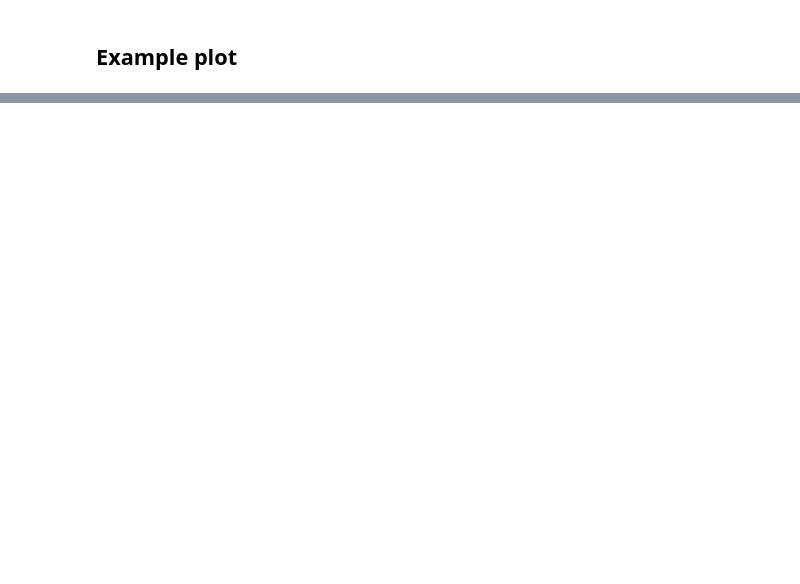
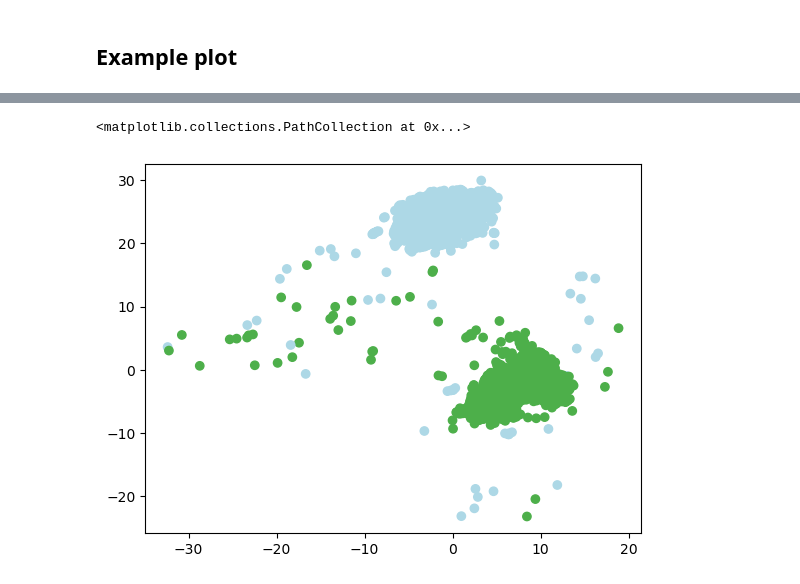
Before and after one commit to ecker-lab/tneb_clustering, a Jupyter notebook: notebooks/paper_figures/stability_plots_paper.ipynb, the cells around one changed output, grey strips where cells are left out. Cells and saved outputs as stored; diff of their text form; code cells hidden in the pictures; blank space fills up the shorter version.

```diff
--- a/notebooks/paper_figures/stability_plots_paper.ipynb
+++ b/notebooks/paper_figures/stability_plots_paper.ipynb
@@ -412,0 +519,7 @@ joined 4 and 20 (both now in class 4)
+# %%
+mask = np.isin(y, [2,9])
+
+plt.scatter(tsne[mask, 0], tsne[mask, 1], c=cmap[y[mask]])
+# %% [output]
+<matplotlib.collections.PathCollection at 0x...>
+[figure, added]
```
Also changed, not shown: parts of 16 cells of this notebook, 24 other files.
